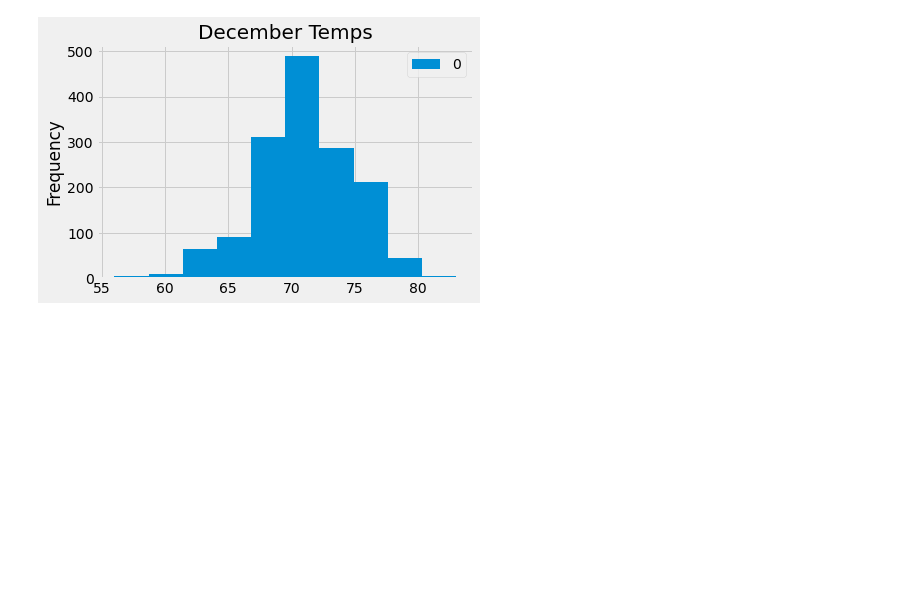
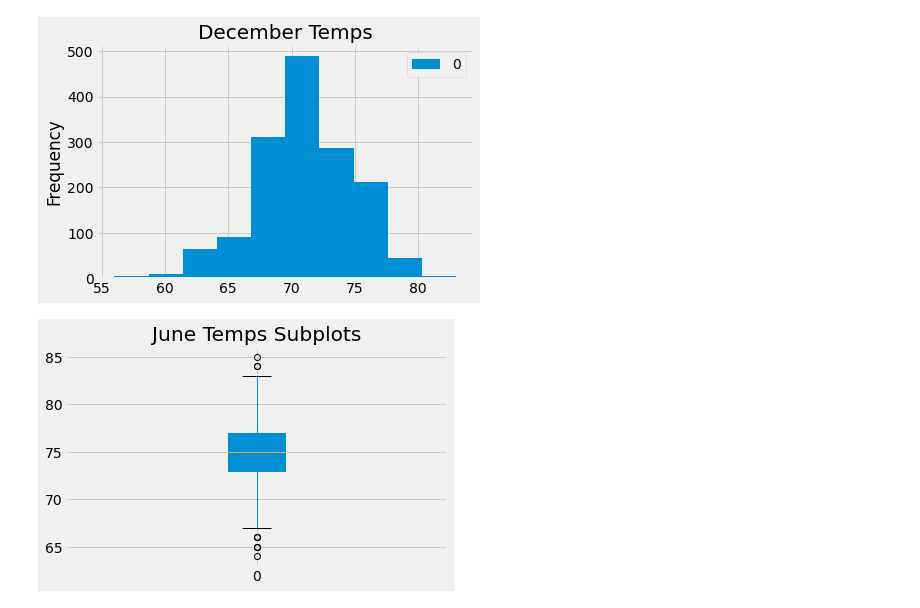
Before and after one commit to shimengya/surfs_up, a Jupyter notebook: SurfsUp_Challenge.ipynb, the cells around one changed output. Saved outputs shown, nothing was run; the diff lists cells and outputs as text; code cells hidden in the pictures; blank space fills up the shorter version.

```diff
--- a/SurfsUp_Challenge.ipynb
+++ b/SurfsUp_Challenge.ipynb
@@ -167,2 +167,9 @@ plt.savefig("Dec_temps.png")
 # %% [output]
 [figure]
+# %%
+june_df.boxplot(patch_artist=True)
+plt.title('June Temps Subplots')
+plt.tight_layout()
+plt.savefig("June_temps_subplots.png")
+# %% [output]
+[figure, added]
```
Also changed, not shown: parts of 7 cells of this notebook.
